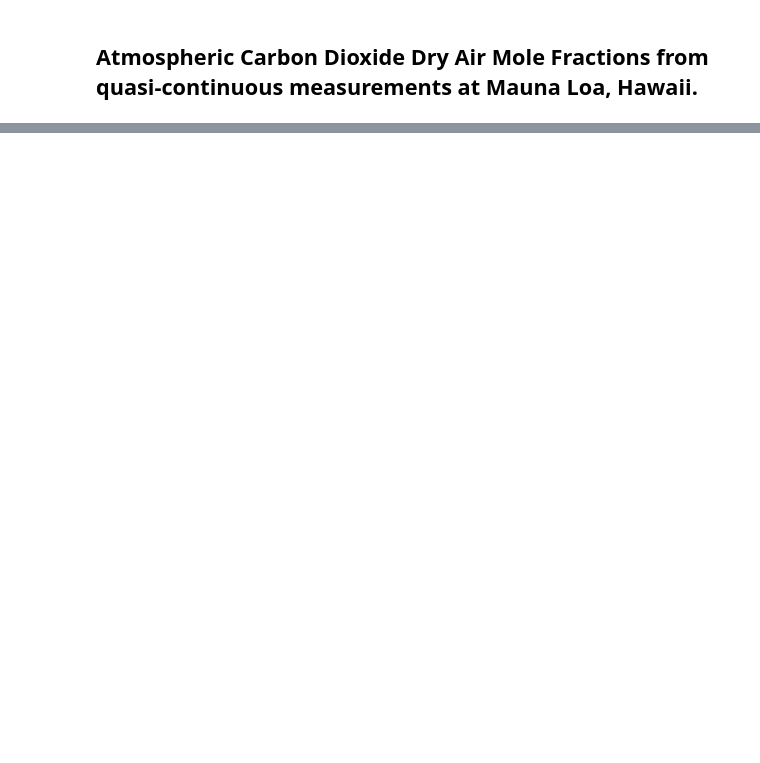
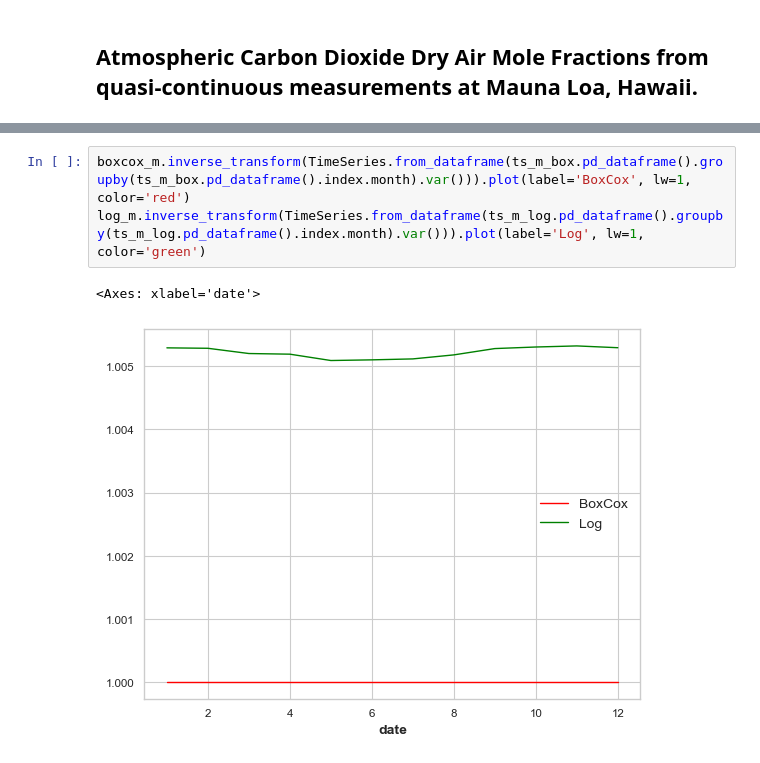
Before and after one commit to JanDuchscherer104/time-series-analysis, a Jupyter notebook: notebooks/ex03_mlo_decomposition.ipynb, the cells around one changed output, grey strips where cells are left out. Saved outputs shown, nothing was run; the diff lists cells and outputs as text; blank space fills up the shorter version.

```diff
--- a/notebooks/ex03_mlo_decomposition.ipynb
+++ b/notebooks/ex03_mlo_decomposition.ipynb
@@ -185,0 +129,6 @@ BracketError: The algorithm terminated without finding a valid bracket. Consider
+# %%
+boxcox_m.inverse_transform(TimeSeries.from_dataframe(ts_m_box.pd_dataframe().groupby(ts_m_box.pd_dataframe().index.month).var())).plot(label='BoxCox', lw=1, color='red')
+log_m.inverse_transform(TimeSeries.from_dataframe(ts_m_log.pd_dataframe().groupby(ts_m_log.pd_dataframe().index.month).var())).plot(label='Log', lw=1, color='green')
+# %% [output]
+<Axes: xlabel='date'>
+[figure, added]
```
Also changed, not shown: parts of 22 cells of this notebook.
